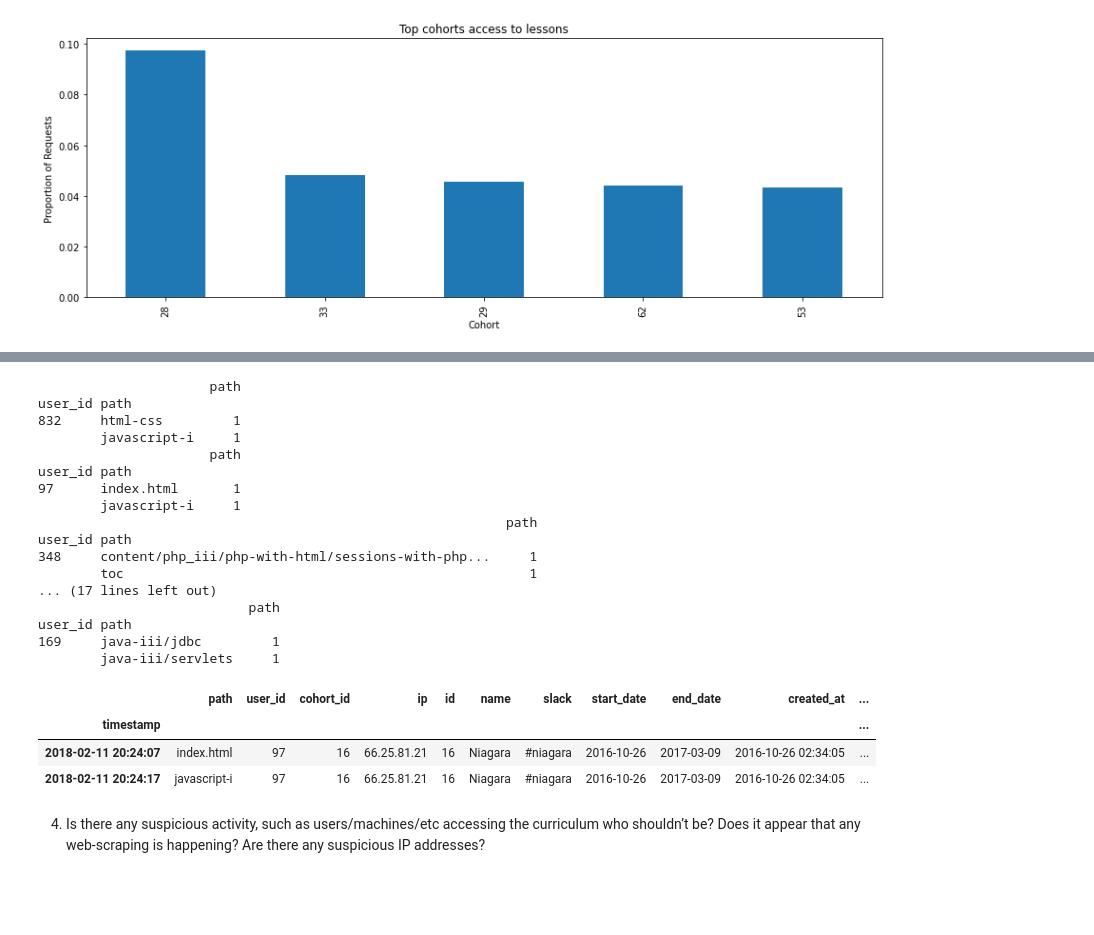
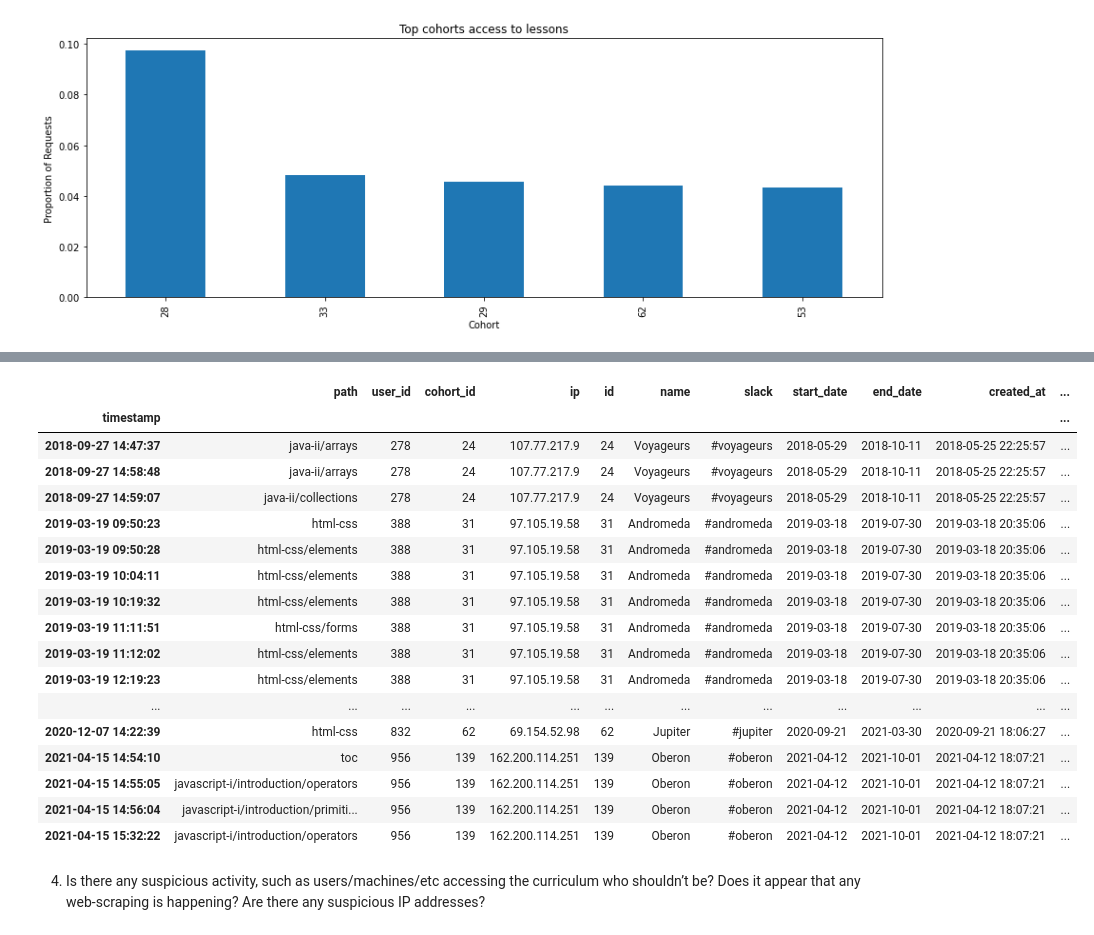
Before and after one commit to chriseverts/anomaly-detection-exercises, a Jupyter notebook: anomaly_detection_project_final.ipynb, the cells around one changed output, grey strips where cells are left out. Drawn from its saved outputs; the diff is of its cells as text; code cells hidden in the pictures; blank space fills up the shorter version.

```diff
--- a/anomaly_detection_project_final.ipynb
+++ b/anomaly_detection_project_final.ipynb
@@ -170 +172,4 @@ plt.ylabel('Proportion of Requests');
+# %%
+# create a list of the 5 students who accessed the curriculum
+low_access_list= active_df.user_id.value_counts().tail(5).index.tolist()
 # %%
@@ -177,39 +183,25 @@ plt.ylabel('Proportion of Requests');
 # %%
-# loop through all Programs grouping by program_id and pulling 7 largest path counts
-pd.set_option('display.max_rows', None)
-user_list = [832, 97, 348,813,169]
-
-for u in user_list:
-
-        use_df = pd.DataFrame(df).groupby('user_id')['path'].value_counts()
-        use_df = use_df.loc[[u]]
-        use_df = pd.DataFrame(use_df.nlargest(15))
-        print(use_df)
+# take a look at whole row for these ten students to get info about them
+active_df[active_df.user_id.isin(low_access_list)]
 # %% [output]
-                      path
-user_id path
-832     html-css         1
-        javascript-i     1
-                      path
-user_id path
-97      index.html       1
-        javascript-i     1
-                                                            path
-user_id path
-348     content/php_iii/php-with-html/sessions-with-php...     1
-        toc                                                    1
-... (17 lines left out)
-                           path
-user_id path
-169     java-iii/jdbc         1
-        java-iii/servlets     1
+|  | path | user_id | cohort_id | ip | id | name | slack | start_date | end_date | created_at | ... |
+| timestamp |  |  |  |  |  |  |  |  |  |  | ... |
+| 2018-09-27 14:47:37 | java-ii/arrays | 278 | 24 | 107.77.217.9 | 24 | Voyageurs | #voyageurs | 2018-05-29 | 2018-10-11 | 2018-05-25 22:25:57 | ... |
+| 2018-09-27 14:58:48 | java-ii/arrays | 278 | 24 | 107.77.217.9 | 24 | Voyageurs | #voyageurs | 2018-05-29 | 2018-10-11 | 2018-05-25 22:25:57 | ... |
+| 2018-09-27 14:59:07 | java-ii/collections | 278 | 24 | 107.77.217.9 | 24 | Voyageurs | #voyageurs | 2018-05-29 | 2018-10-11 | 2018-05-25 22:25:57 | ... |
+| 2019-03-19 09:50:23 | html-css | 388 | 31 | 97.105.19.58 | 31 | Andromeda | #andromeda | 2019-03-18 | 2019-07-30 | 2019-03-18 20:35:06 | ... |
+| 2019-03-19 09:50:28 | html-css/elements | 388 | 31 | 97.105.19.58 | 31 | Andromeda | #andromeda | 2019-03-18 | 2019-07-30 | 2019-03-18 20:35:06 | ... |
+| 2019-03-19 10:04:11 | html-css/elements | 388 | 31 | 97.105.19.58 | 31 | Andromeda | #andromeda | 2019-03-18 | 2019-07-30 | 2019-03-18 20:35:06 | ... |
+| 2019-03-19 10:19:32 | html-css/elements | 388 | 31 | 97.105.19.58 | 31 | Andromeda | #andromeda | 2019-03-18 | 2019-07-30 | 2019-03-18 20:35:06 | ... |
+| 2019-03-19 11:11:51 | html-css/forms | 388 | 31 | 97.105.19.58 | 31 | Andromeda | #andromeda | 2019-03-18 | 2019-07-30 | 2019-03-18 20:35:06 | ... |
+| 2019-03-19 11:12:02 | html-css/elements | 388 | 31 | 97.105.19.58 | 31 | Andromeda | #andromeda | 2019-03-18 | 2019-07-30 | 2019-03-18 20:35:06 | ... |
+| 2019-03-19 12:19:23 | html-css/elements | 388 | 31 | 97.105.19.58 | 31 | Andromeda | #andromeda | 2019-03-18 | 2019-07-30 | 2019-03-18 20:35:06 | ... |
+| ... | ... | ... | ... | ... | ... | ... | ... | ... | ... | ... | ... |
+| 2020-12-07 14:22:39 | html-css | 832 | 62 | 69.154.52.98 | 62 | Jupiter | #jupiter | 2020-09-21 | 2021-03-30 | 2020-09-21 18:06:27 | ... |
+| 2021-04-15 14:54:10 | toc | 956 | 139 | 162.200.114.251 | 139 | Oberon | #oberon | 2021-04-12 | 2021-10-01 | 2021-04-12 18:07:21 | ... |
+| 2021-04-15 14:55:05 | javascript-i/introduction/operators | 956 | 139 | 162.200.114.251 | 139 | Oberon | #oberon | 2021-04-12 | 2021-10-01 | 2021-04-12 18:07:21 | ... |
+| 2021-04-15 14:56:04 | javascript-i/introduction/primiti... | 956 | 139 | 162.200.114.251 | 139 | Oberon | #oberon | 2021-04-12 | 2021-10-01 | 2021-04-12 18:07:21 | ... |
+| 2021-04-15 15:32:22 | javascript-i/introduction/operators | 956 | 139 | 162.200.114.251 | 139 | Oberon | #oberon | 2021-04-12 | 2021-10-01 | 2021-04-12 18:07:21 | ... |
-# %%
-df[df.user_id == 97].head(30)
-# %% [output]
-|  | path | user_id | cohort_id | ip | id | name | slack | start_date | end_date | created_at | ... |
-| timestamp |  |  |  |  |  |  |  |  |  |  | ... |
-| 2018-02-11 20:24:07 | index.html | 97 | 16 | 66.25.81.21 | 16 | Niagara | #niagara | 2016-10-26 | 2017-03-09 | 2016-10-26 02:34:05 | ... |
-| 2018-02-11 20:24:17 | javascript-i | 97 | 16 | 66.25.81.21 | 16 | Niagara | #niagara | 2016-10-26 | 2017-03-09 | 2016-10-26 02:34:05 | ... |
 # %% [markdown]
 4. Is there any suspicious activity, such as users/machines/etc accessing the curriculum who shouldn’t be? Does it appear that any web-scraping is happening? Are there any suspicious IP addresses?
 # %%
```
Also changed, not shown: parts of 5 cells of this notebook, 2 other files.
